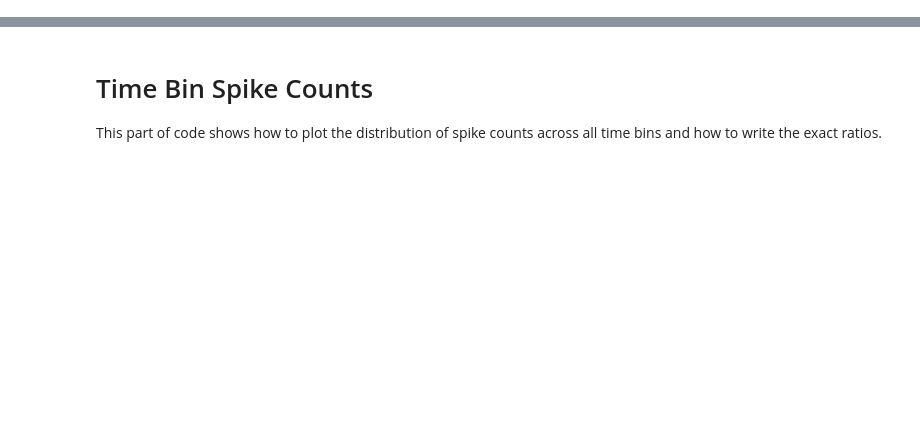
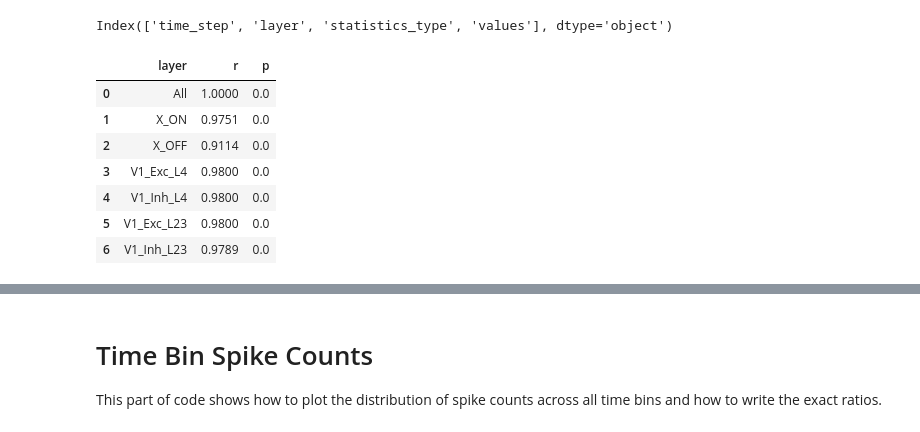
Before and after one commit to dbeinhauer/mcs-source, a Jupyter notebook: results_analysis_tools/analysis_overview.ipynb, the cells around one changed output, grey strips where cells are left out. Saved outputs shown, nothing was run; the diff lists cells and outputs as text; code cells hidden in the pictures; blank space fills up the shorter version.

```diff
--- a/results_analysis_tools/analysis_overview.ipynb
+++ b/results_analysis_tools/analysis_overview.ipynb
@@ -50,0 +73,12 @@ all_results = result_analyzer.get_all_results
+# %%
+result_analyzer.get_synchrony_spearman_correlation(is_test=False, return_latex=False)
+# %% [output]
+Index(['time_step', 'layer', 'statistics_type', 'values'], dtype='object')
+|  | layer | r | p |
+| 0 | All | 1.0000 | 0.0 |
+| 1 | X_ON | 0.9751 | 0.0 |
+| 2 | X_OFF | 0.9114 | 0.0 |
+| 3 | V1_Exc_L4 | 0.9800 | 0.0 |
+| 4 | V1_Inh_L4 | 0.9800 | 0.0 |
+| 5 | V1_Exc_L23 | 0.9800 | 0.0 |
+| 6 | V1_Inh_L23 | 0.9789 | 0.0 |
```
Also changed, not shown: parts of 14 cells of this notebook, 7 other files.
